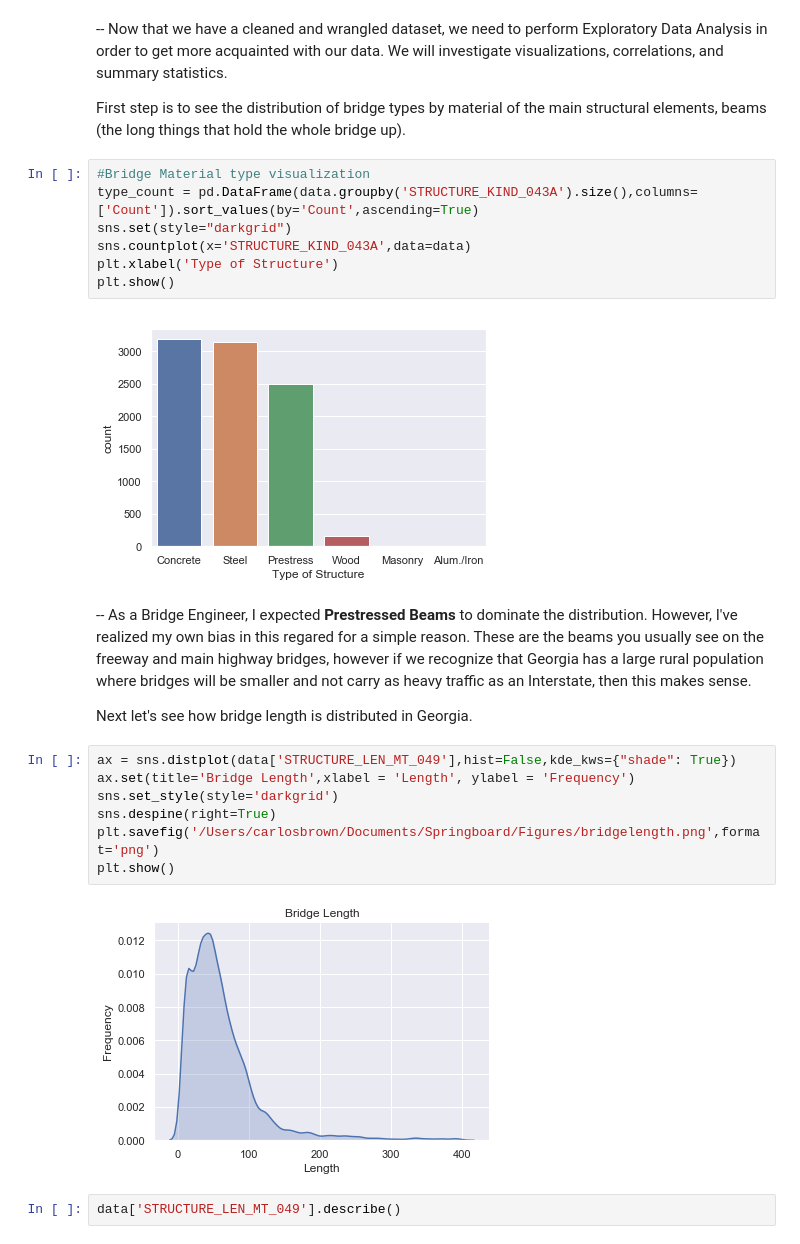
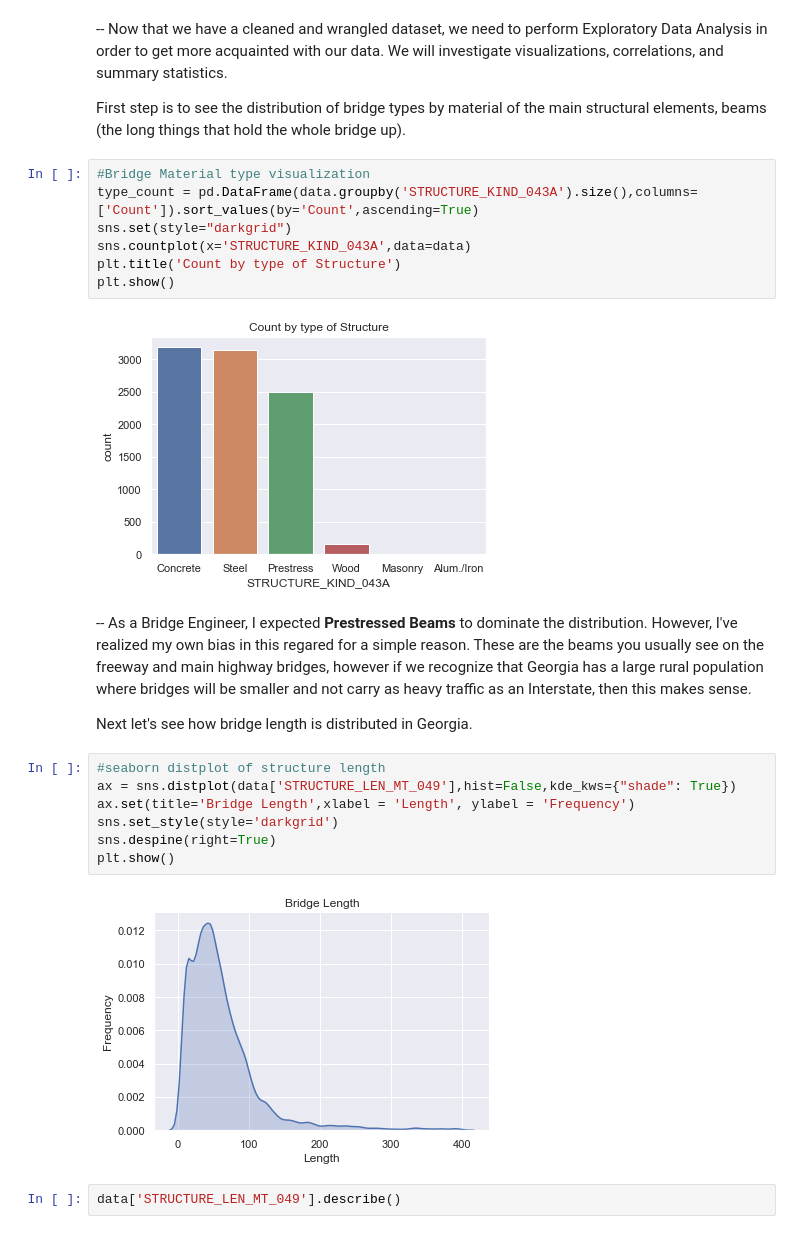
Before and after one commit to carlosbrown2/Springboard, a Jupyter notebook: Capstone Project 1/Capstone Project 1.ipynb, the cells around one changed output. Saved outputs shown, nothing was run; the diff lists cells and outputs as text.

```diff
--- a/Capstone Project 1/Capstone Project 1.ipynb
+++ b/Capstone Project 1/Capstone Project 1.ipynb
@@ -261,22 +261,22 @@ First step is to see the distribution of bridge types by material of the main st
 # %%
 #Bridge Material type visualization
 type_count = pd.DataFrame(data.groupby('STRUCTURE_KIND_043A').size(),columns=['Count']).sort_values(by='Count',ascending=True)
 sns.set(style="darkgrid")
 sns.countplot(x='STRUCTURE_KIND_043A',data=data)
-plt.xlabel('Type of Structure')
+plt.title('Count by type of Structure')
 plt.show()
 # %% [output]
-[figure, old version]
+[figure, new version]
 # %% [markdown]
 \-- As a Bridge Engineer, I expected **Prestressed Beams** to dominate the distribution. However, I've realized my own bias in this regared for a simple reason. These are the beams you usually see on the freeway and main highway bridges, however if we recognize that Georgia has a large rural population where bridges will be smaller and not carry as heavy traffic as an Interstate, then this makes sense.
 
 Next let's see how bridge length is distributed in Georgia.
 # %%
+#seaborn distplot of structure length
 ax = sns.distplot(data['STRUCTURE_LEN_MT_049'],hist=False,kde_kws={"shade": True})
 ax.set(title='Bridge Length',xlabel = 'Length', ylabel = 'Frequency')
 sns.set_style(style='darkgrid')
 sns.despine(right=True)
-plt.savefig('/Users/carlosbrown/Documents/Springboard/Figures/bridgelength.png',format='png')
 plt.show()
 # %% [output]
 [figure]
```
Also changed, not shown: parts of 39 cells of this notebook.
